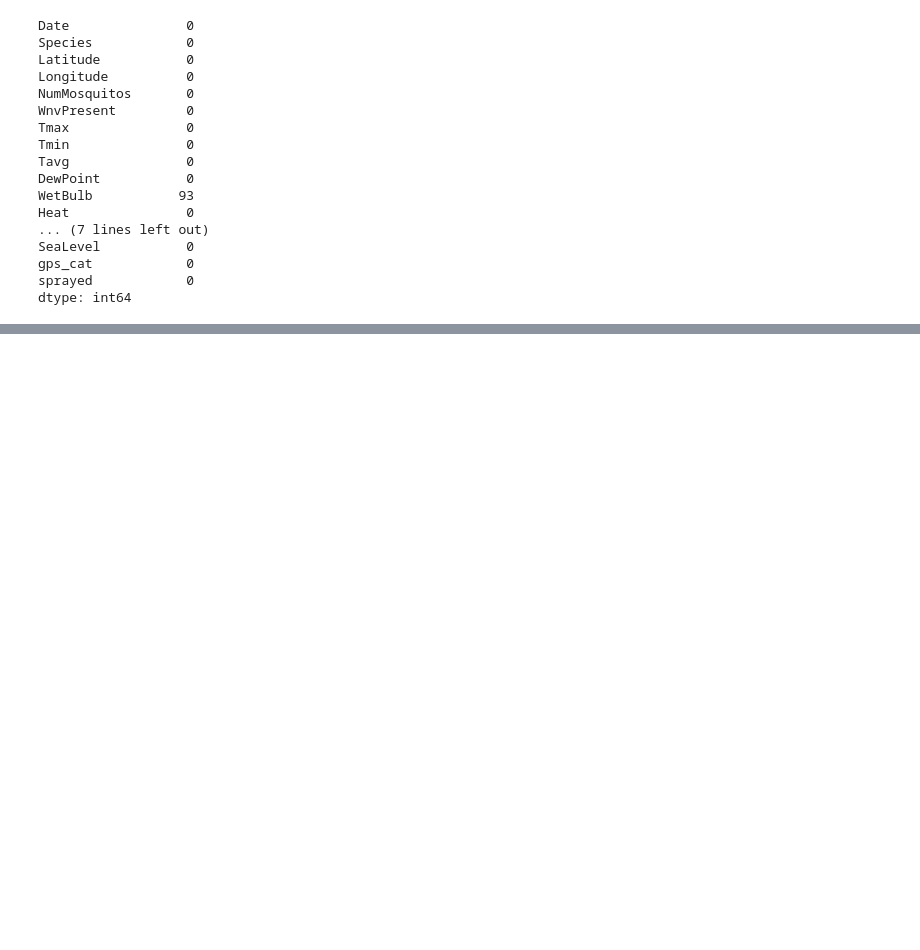
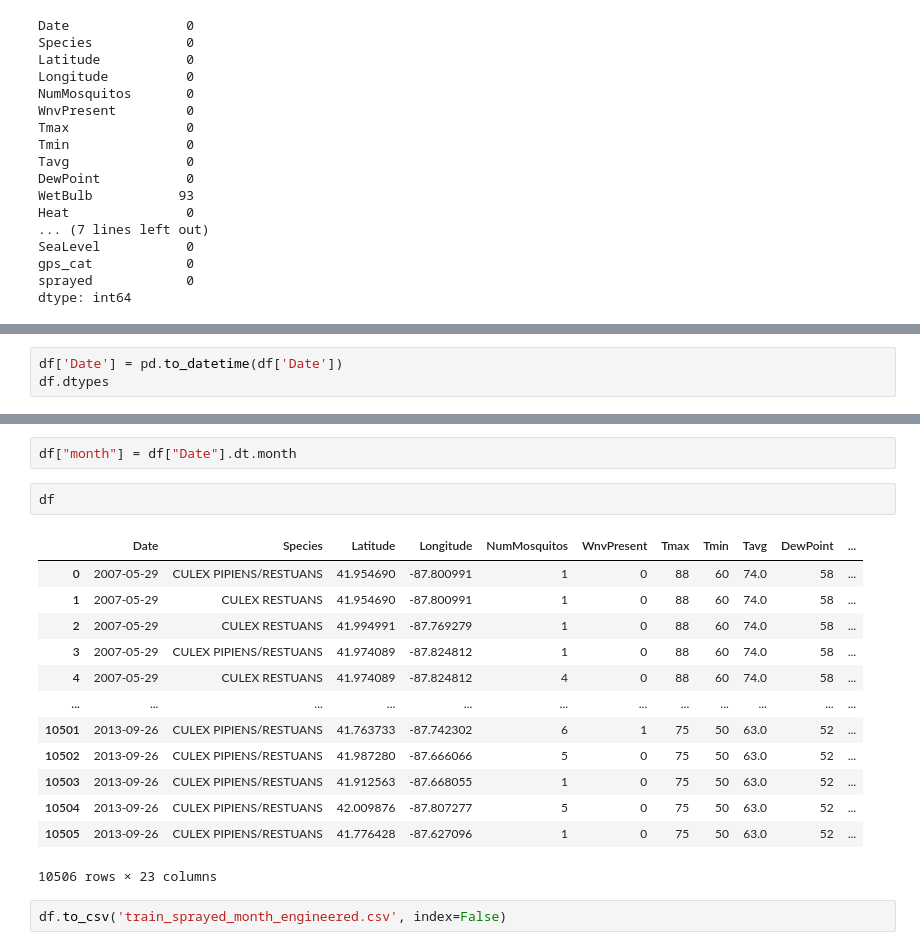
Before and after one commit to Shredmetal/dsi_4_wnv, a Jupyter notebook: technical_report.ipynb, the cells around one changed output, grey strips where cells are left out. Drawn from its saved outputs; the diff is of its cells as text; blank space fills up the shorter version.

Commit message:
added csv with month engineered col, updated technical report, fixed logregbrain using pipeline and SMOTE

```diff
--- a/technical_report.ipynb
+++ b/technical_report.ipynb
@@ -421,0 +439,3 @@ score_dict = {
+# %%
+df['Date'] = pd.to_datetime(df['Date'])
+df.dtypes
@@ -421,0 +460,20 @@ score_dict = {
+# %%
+df["month"] = df["Date"].dt.month
+# %%
+df
+# %% [output]
+|  | Date | Species | Latitude | Longitude | NumMosquitos | WnvPresent | Tmax | Tmin | Tavg | DewPoint | ... |
+| 0 | 2007-05-29 | CULEX PIPIENS/RESTUANS | 41.954690 | -87.800991 | 1 | 0 | 88 | 60 | 74.0 | 58 | ... |
+| 1 | 2007-05-29 | CULEX RESTUANS | 41.954690 | -87.800991 | 1 | 0 | 88 | 60 | 74.0 | 58 | ... |
+| 2 | 2007-05-29 | CULEX RESTUANS | 41.994991 | -87.769279 | 1 | 0 | 88 | 60 | 74.0 | 58 | ... |
+| 3 | 2007-05-29 | CULEX PIPIENS/RESTUANS | 41.974089 | -87.824812 | 1 | 0 | 88 | 60 | 74.0 | 58 | ... |
+| 4 | 2007-05-29 | CULEX RESTUANS | 41.974089 | -87.824812 | 4 | 0 | 88 | 60 | 74.0 | 58 | ... |
+| ... | ... | ... | ... | ... | ... | ... | ... | ... | ... | ... | ... |
+| 10501 | 2013-09-26 | CULEX PIPIENS/RESTUANS | 41.763733 | -87.742302 | 6 | 1 | 75 | 50 | 63.0 | 52 | ... |
+| 10502 | 2013-09-26 | CULEX PIPIENS/RESTUANS | 41.987280 | -87.666066 | 5 | 0 | 75 | 50 | 63.0 | 52 | ... |
+| 10503 | 2013-09-26 | CULEX PIPIENS/RESTUANS | 41.912563 | -87.668055 | 1 | 0 | 75 | 50 | 63.0 | 52 | ... |
+| 10504 | 2013-09-26 | CULEX PIPIENS/RESTUANS | 42.009876 | -87.807277 | 5 | 0 | 75 | 50 | 63.0 | 52 | ... |
+| 10505 | 2013-09-26 | CULEX PIPIENS/RESTUANS | 41.776428 | -87.627096 | 1 | 0 | 75 | 50 | 63.0 | 52 | ... |
+10506 rows × 23 columns
+# %%
+df.to_csv('train_sprayed_month_engineered.csv', index=False)
```
Also changed, not shown: parts of 7 cells of this notebook, 5 other files.
